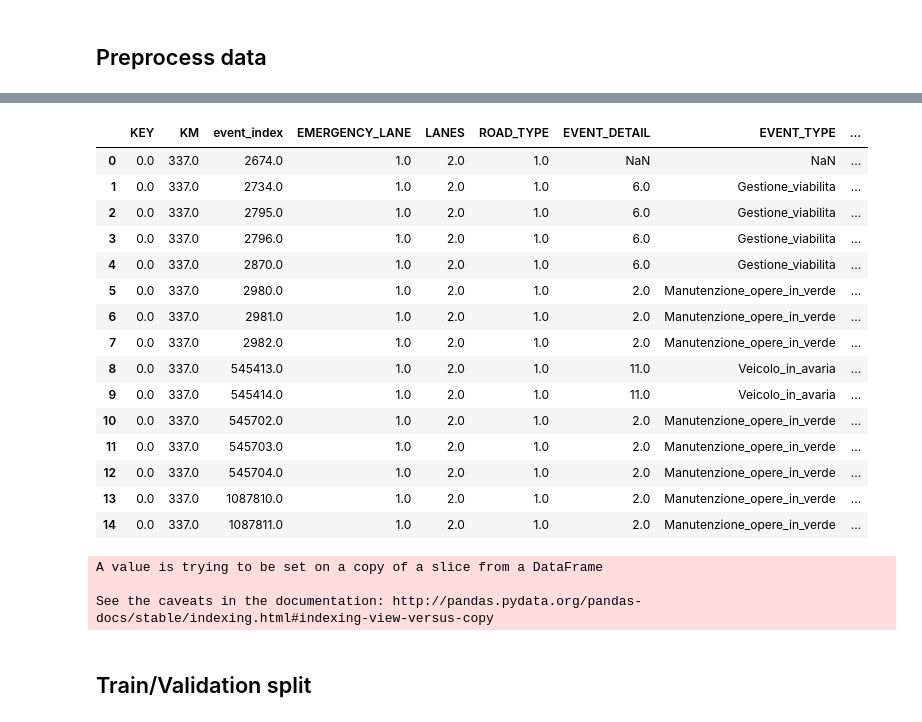
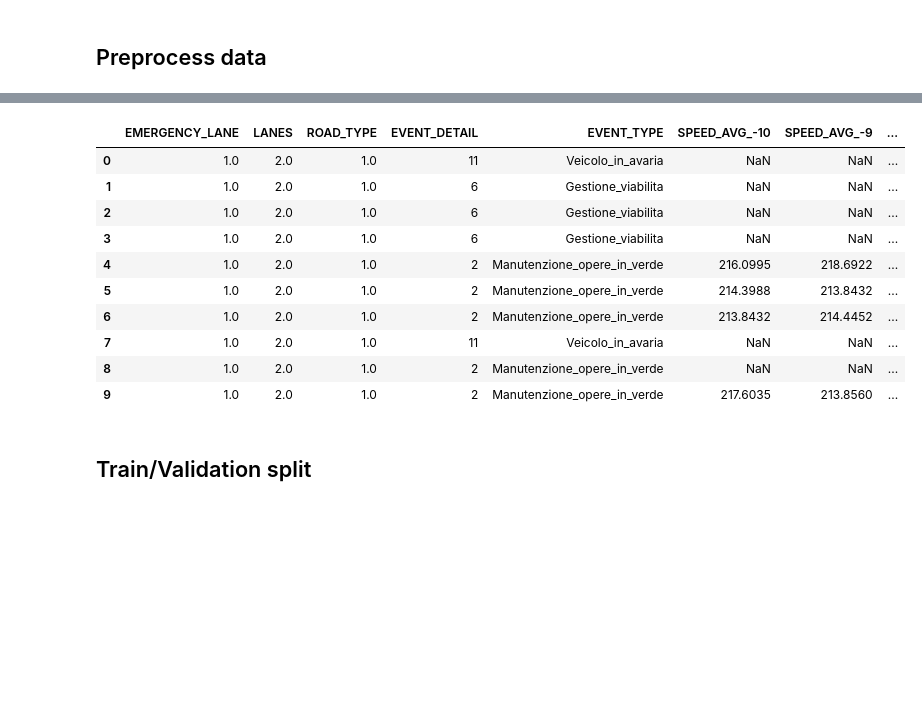
Before and after one commit to gianpy15/DMProject, a Jupyter notebook: notebooks/prova catboost.ipynb, the cells around one changed output, grey strips where cells are left out. Drawn from its saved outputs; the diff is of its cells as text; code cells hidden in the pictures; blank space fills up the shorter version.

```diff
--- a/notebooks/prova catboost.ipynb
+++ b/notebooks/prova catboost.ipynb
@@ -28,5 +33,5 @@ import src.utility as utility
 # %%
 #dataset_train = base_df.merge(data.base_dataset(), how='left')
-X, Y = data.dataset(onehot=False, drop_index_columns=False)
+X, Y = data.dataset(onehot=False, drop_index_columns=True)
 # %% [output]
 caching base dataset train
@@ -116,19 +55,14 @@ Index(['KEY', 'KM', 'event_index', 'EMERGENCY_LANE', 'LANES', 'ROAD_TYPE',
 # %%
-X.head(15)
+X.head(10)
 # %% [output]
-|  | KEY | KM | event_index | EMERGENCY_LANE | LANES | ROAD_TYPE | EVENT_DETAIL | EVENT_TYPE | ... |
-| 0 | 0.0 | 337.0 | 2674.0 | 1.0 | 2.0 | 1.0 | NaN | NaN | ... |
-| 1 | 0.0 | 337.0 | 2734.0 | 1.0 | 2.0 | 1.0 | 6.0 | Gestione_viabilita | ... |
-| 2 | 0.0 | 337.0 | 2795.0 | 1.0 | 2.0 | 1.0 | 6.0 | Gestione_viabilita | ... |
-| 3 | 0.0 | 337.0 | 2796.0 | 1.0 | 2.0 | 1.0 | 6.0 | Gestione_viabilita | ... |
-| 4 | 0.0 | 337.0 | 2870.0 | 1.0 | 2.0 | 1.0 | 6.0 | Gestione_viabilita | ... |
-| 5 | 0.0 | 337.0 | 2980.0 | 1.0 | 2.0 | 1.0 | 2.0 | Manutenzione_opere_in_verde | ... |
-| 6 | 0.0 | 337.0 | 2981.0 | 1.0 | 2.0 | 1.0 | 2.0 | Manutenzione_opere_in_verde | ... |
-| 7 | 0.0 | 337.0 | 2982.0 | 1.0 | 2.0 | 1.0 | 2.0 | Manutenzione_opere_in_verde | ... |
-| 8 | 0.0 | 337.0 | 545413.0 | 1.0 | 2.0 | 1.0 | 11.0 | Veicolo_in_avaria | ... |
-| 9 | 0.0 | 337.0 | 545414.0 | 1.0 | 2.0 | 1.0 | 11.0 | Veicolo_in_avaria | ... |
-| 10 | 0.0 | 337.0 | 545702.0 | 1.0 | 2.0 | 1.0 | 2.0 | Manutenzione_opere_in_verde | ... |
-| 11 | 0.0 | 337.0 | 545703.0 | 1.0 | 2.0 | 1.0 | 2.0 | Manutenzione_opere_in_verde | ... |
-| 12 | 0.0 | 337.0 | 545704.0 | 1.0 | 2.0 | 1.0 | 2.0 | Manutenzione_opere_in_verde | ... |
-| 13 | 0.0 | 337.0 | 1087810.0 | 1.0 | 2.0 | 1.0 | 2.0 | Manutenzione_opere_in_verde | ... |
-| 14 | 0.0 | 337.0 | 1087811.0 | 1.0 | 2.0 | 1.0 | 2.0 | Manutenzione_opere_in_verde | ... |
+|  | EMERGENCY_LANE | LANES | ROAD_TYPE | EVENT_DETAIL | EVENT_TYPE | SPEED_AVG_-10 | SPEED_AVG_-9 | ... |
+| 0 | 1.0 | 2.0 | 1.0 | 11 | Veicolo_in_avaria | NaN | NaN | ... |
+| 1 | 1.0 | 2.0 | 1.0 | 6 | Gestione_viabilita | NaN | NaN | ... |
+| 2 | 1.0 | 2.0 | 1.0 | 6 | Gestione_viabilita | NaN | NaN | ... |
+| 3 | 1.0 | 2.0 | 1.0 | 6 | Gestione_viabilita | NaN | NaN | ... |
+| 4 | 1.0 | 2.0 | 1.0 | 2 | Manutenzione_opere_in_verde | 216.0995 | 218.6922 | ... |
+| 5 | 1.0 | 2.0 | 1.0 | 2 | Manutenzione_opere_in_verde | 214.3988 | 213.8432 | ... |
+| 6 | 1.0 | 2.0 | 1.0 | 2 | Manutenzione_opere_in_verde | 213.8432 | 214.4452 | ... |
+| 7 | 1.0 | 2.0 | 1.0 | 11 | Veicolo_in_avaria | NaN | NaN | ... |
+| 8 | 1.0 | 2.0 | 1.0 | 2 | Manutenzione_opere_in_verde | NaN | NaN | ... |
+| 9 | 1.0 | 2.0 | 1.0 | 2 | Manutenzione_opere_in_verde | 217.6035 | 213.8560 | ... |
@@ -138,9 +69,8 @@ X['EVENT_TYPE'] = X['EVENT_TYPE'].fillna('Non presente')
 # %%
 X.fillna(0, inplace=True)
-Y.fillna(0, inplace=True)
+#Y.fillna(0, inplace=True)
+
+weather_cols = [f'WEATHER_{i}' for i in range(-10,0)]
+categorical_cols = ['EMERGENCY_LANE', 'ROAD_TYPE', 'EVENT_DETAIL','EVENT_TYPE',] + weather_cols
-# %% [output]
-A value is trying to be set on a copy of a slice from a DataFrame
-
-See the caveats in the documentation: http://pandas.pydata.org/pandas-docs/stable/indexing.html#indexing-view-versus-copy
 # %% [markdown]
 ## Train/Validation split
```
Also changed, not shown: parts of 25 cells of this notebook, 10 other files.
